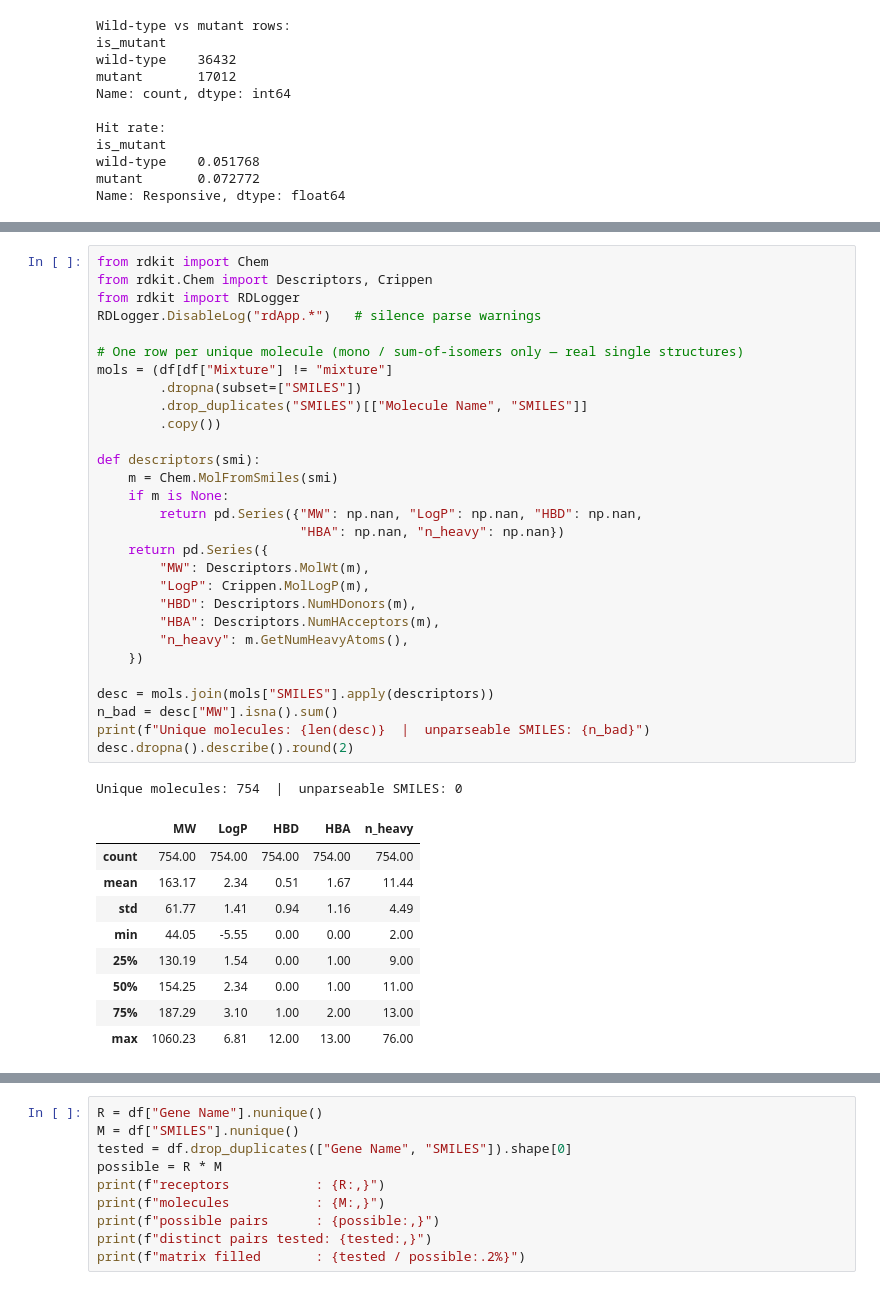
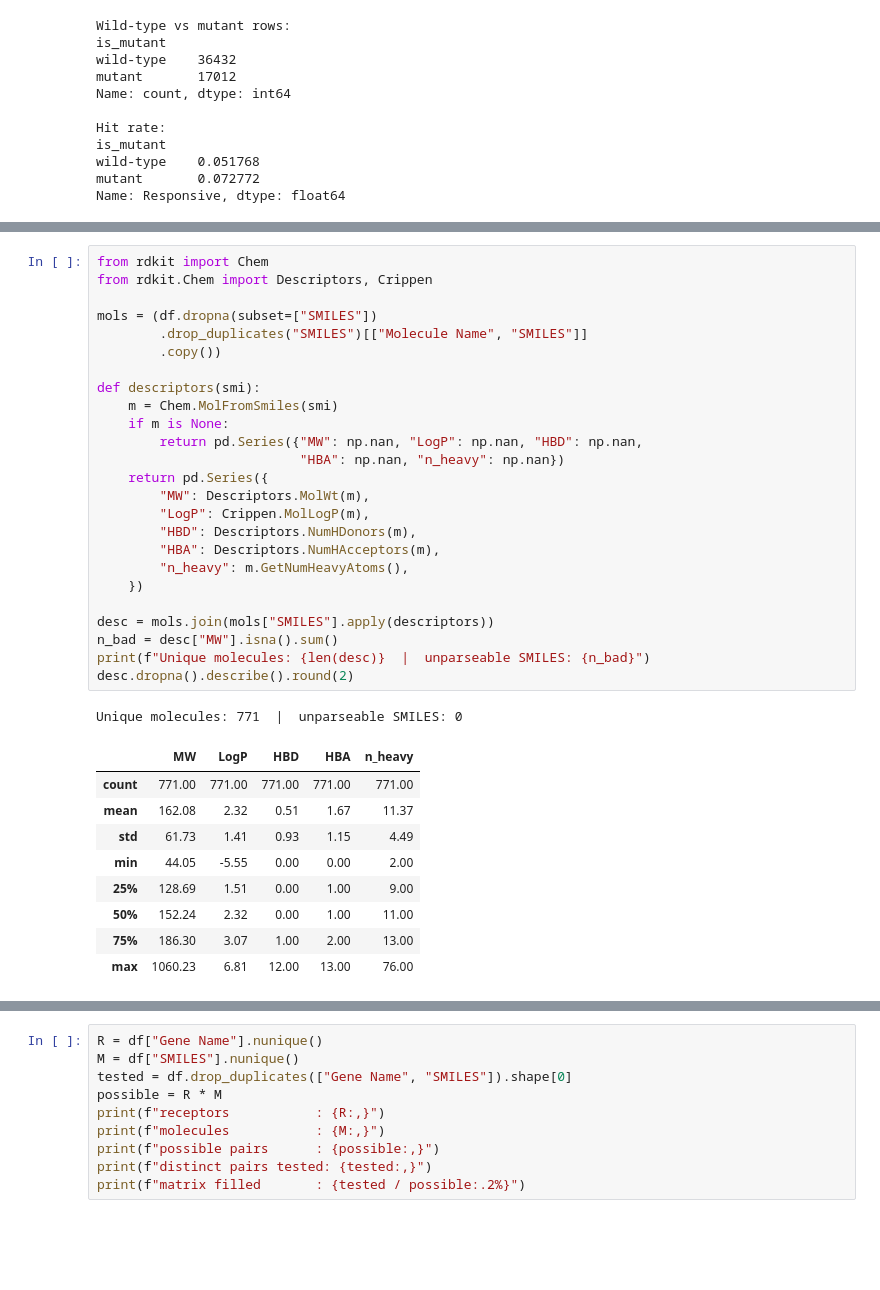
Before and after one commit to cgenomicslab/olfactory-receptors, a Jupyter notebook: Data/data.ipynb, the cells around one changed output, grey strips where cells are left out. Cells and saved outputs as stored; diff of their text form; blank space fills up the shorter version.

```diff
--- a/Data/data.ipynb
+++ b/Data/data.ipynb
@@ -384,41 +296,37 @@ characterise the odorant chemical space.
 # %%
 from rdkit import Chem
 from rdkit.Chem import Descriptors, Crippen
-from rdkit import RDLogger
-RDLogger.DisableLog("rdApp.*")   # silence parse warnings
 
-# One row per unique molecule (mono / sum-of-isomers only — real single structures)
-mols = (df[df["Mixture"] != "mixture"]
-        .dropna(subset=["SMILES"])
+mols = (df.dropna(subset=["SMILES"])
         .drop_duplicates("SMILES")[["Molecule Name", "SMILES"]]
         .copy())
 
 def descriptors(smi):
     m = Chem.MolFromSmiles(smi)
     if m is None:
         return pd.Series({"MW": np.nan, "LogP": np.nan, "HBD": np.nan,
                           "HBA": np.nan, "n_heavy": np.nan})
     return pd.Series({
         "MW": Descriptors.MolWt(m),
         "LogP": Crippen.MolLogP(m),
         "HBD": Descriptors.NumHDonors(m),
         "HBA": Descriptors.NumHAcceptors(m),
         "n_heavy": m.GetNumHeavyAtoms(),
     })
 
 desc = mols.join(mols["SMILES"].apply(descriptors))
 n_bad = desc["MW"].isna().sum()
 print(f"Unique molecules: {len(desc)}  |  unparseable SMILES: {n_bad}")
 desc.dropna().describe().round(2)
 # %% [output]
-Unique molecules: 754  |  unparseable SMILES: 0
+Unique molecules: 771  |  unparseable SMILES: 0
 |  | MW | LogP | HBD | HBA | n_heavy |
-| count | 754.00 | 754.00 | 754.00 | 754.00 | 754.00 |
-| mean | 163.17 | 2.34 | 0.51 | 1.67 | 11.44 |
-| std | 61.77 | 1.41 | 0.94 | 1.16 | 4.49 |
+| count | 771.00 | 771.00 | 771.00 | 771.00 | 771.00 |
+| mean | 162.08 | 2.32 | 0.51 | 1.67 | 11.37 |
+| std | 61.73 | 1.41 | 0.93 | 1.15 | 4.49 |
 | min | 44.05 | -5.55 | 0.00 | 0.00 | 2.00 |
-| 25% | 130.19 | 1.54 | 0.00 | 1.00 | 9.00 |
-| 50% | 154.25 | 2.34 | 0.00 | 1.00 | 11.00 |
-| 75% | 187.29 | 3.10 | 1.00 | 2.00 | 13.00 |
+| 25% | 128.69 | 1.51 | 0.00 | 1.00 | 9.00 |
+| 50% | 152.24 | 2.32 | 0.00 | 1.00 | 11.00 |
+| 75% | 186.30 | 3.07 | 1.00 | 2.00 | 13.00 |
 | max | 1060.23 | 6.81 | 12.00 | 13.00 | 76.00 |
 # %%
```
Also changed, not shown: parts of 55 cells of this notebook, 23 other files.
